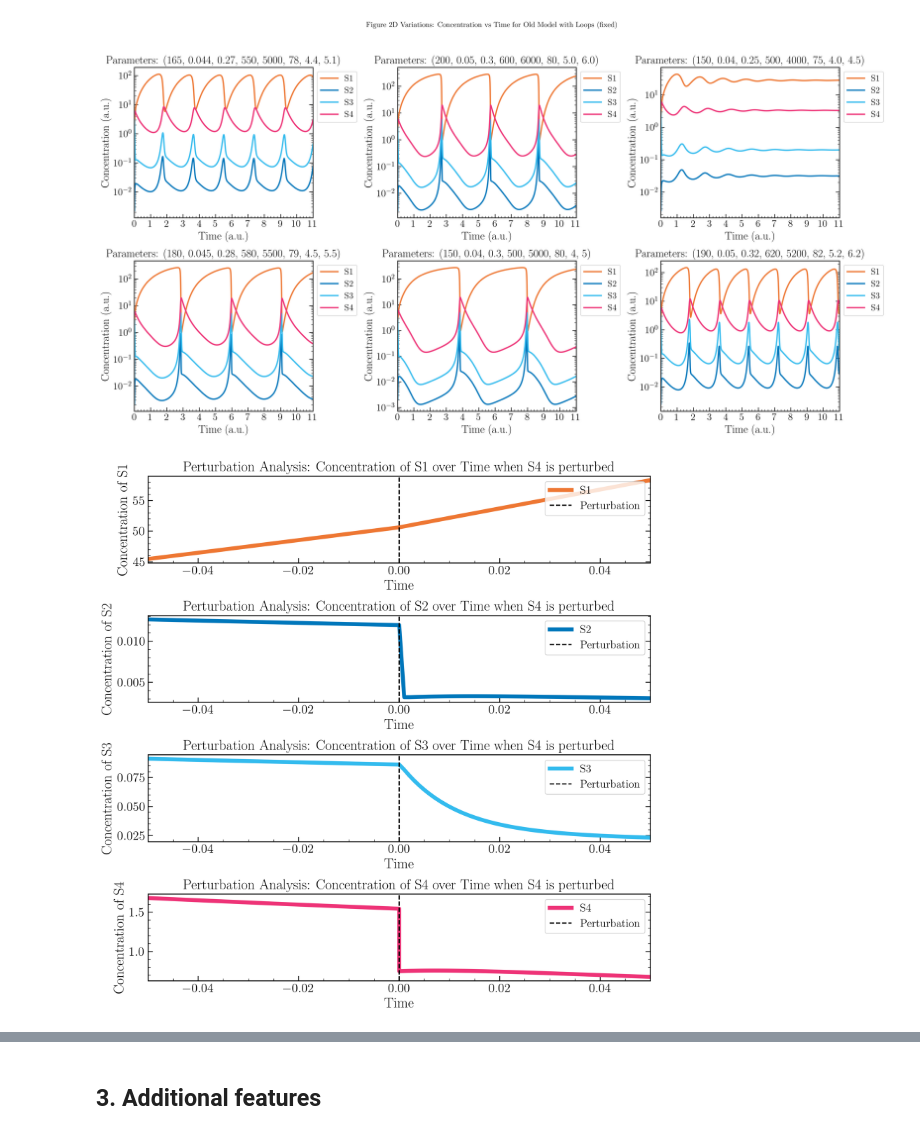
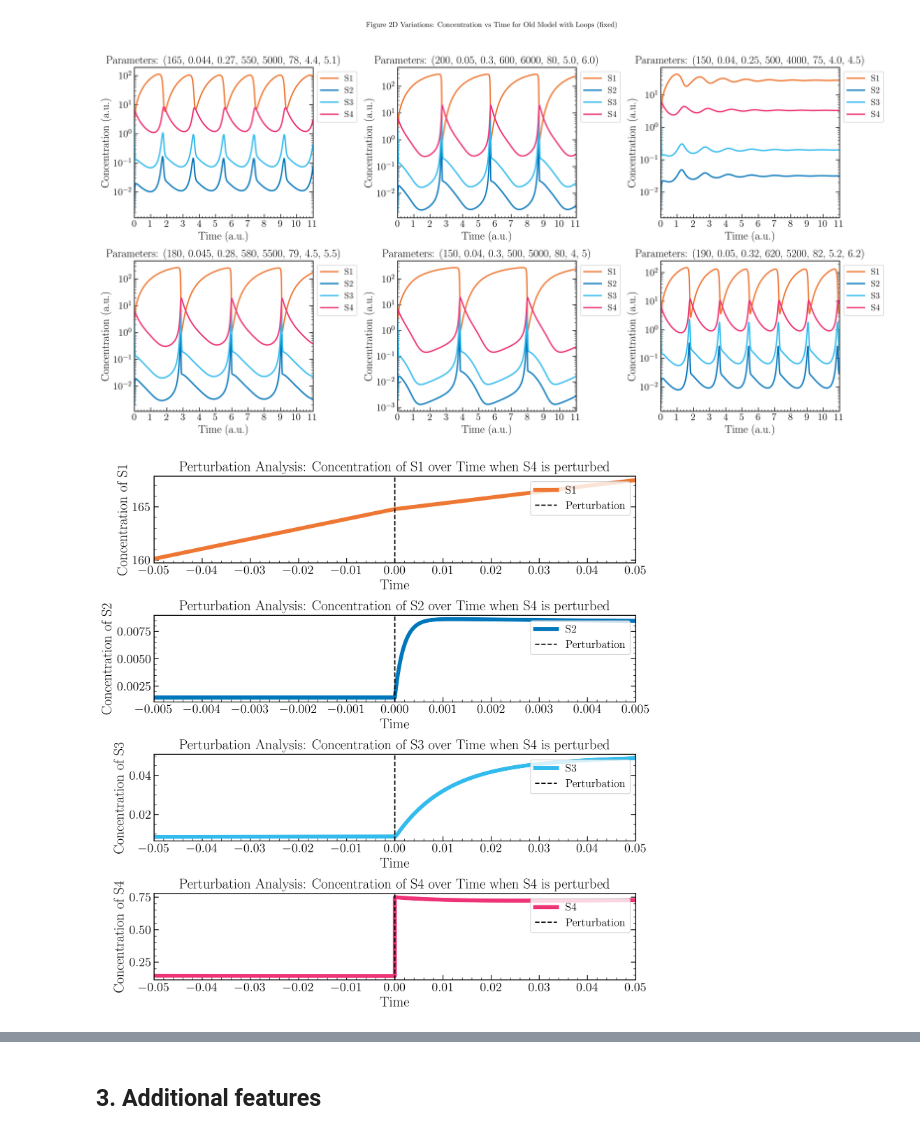
Before and after one commit to DILiS-lab/loopdetect, a Jupyter notebook: examples/model_1_POSm4.ipynb, the cells around one changed output, grey strips where cells are left out. Drawn from its saved outputs; the diff is of its cells as text; code cells hidden in the pictures.

```diff
--- a/examples/model_1_POSm4.ipynb
+++ b/examples/model_1_POSm4.ipynb
@@ -114,7 +114,7 @@ time_points = np.linspace(0, 13, 13001) # delta t = 0.001
 initial_conditions = s_star
 sol = solve_POSm4(initial_conditions, time_points,
                         klin=klin, knonlin=knonlin)
-start_index = int(1.2 / 0.001)
+start_index = int(1.4 / 0.001)
 time_ranges = time_points[start_index:]-time_points[start_index]
 data_ranges = sol[start_index:, :]
 
@@ -172,11 +172,16 @@ plt.show()
 [figure]
 # %%
 # Perturbation at t=8.6
+time_points = np.linspace(0, 13, 1300001) # delta t = 0.00001
+initial_conditions = s_star
+sol = solve_POSm4(initial_conditions, time_points,
+                        klin=klin, knonlin=knonlin)
+
 
 # Parameters (Not yet in supplement data)
-delta_t = 0.001
+delta_t = 0.00001
 perturbation_point = 8.6 # start perturbation at t=8.6 a.u.
-time_index = int(perturbation_point/delta_t) + start_index
+time_index = int(perturbation_point/delta_t) + start_index*100
 initial_cond_POSm4 = sol[time_index, :]
 cap_range = 0.05  # time range to capture before and after perturbation
 sol_1 = sol[time_index - int(cap_range/delta_t):time_index + 1, :]  # from t=8.1 to t=9.1
@@ -196,9 +201,9 @@ axs[0].axvline(x=0.0, color='black', linestyle='--', lw=1.5, label='Perturbation
 axs[0].set_xlabel('Time')
 axs[0].set_ylabel('Concentration of S1')
 axs[0].set_title('Perturbation Analysis: Concentration of S1 over Time when S4 is perturbed')
-axs[0].set_xlim(-cap_range, cap_range)
+axs[0].set_xlim(-0.05, 0.05)
 axs[0].yaxis.set_ticks_position('both')
-# axs[0].set_xticks(np.arange(-cap_range, cap_range + delta_t, delta_t))
+axs[0].set_xticks(np.arange(-0.05, 0.055, 0.01))
 axs[0].legend(loc='upper right')
 # Plot for S2
 time_S2 = np.concatenate((time_points_1, time_points_2))
@@ -209,37 +214,37 @@ axs[1].axvline(x=0.0, color='black', linestyle='--', lw=1.5, label='Perturbation
 axs[1].set_xlabel('Time')
 axs[1].set_ylabel('Concentration of S2')
 axs[1].set_title('Perturbation Analysis: Concentration of S2 over Time when S4 is perturbed')
-axs[1].set_xlim(-cap_range, cap_range)
+axs[1].set_xlim(-cap_range*0.1, cap_range*0.1)
 axs[1].yaxis.set_ticks_position('both')
-# axs[1].set_xticks(np.arange(-cap_range, cap_range + delta_t, delta_t))
+axs[1].set_xticks(np.arange(-0.005, 0.0055, 0.001))
 axs[1].legend(loc='upper right')
 # Plot for S3
 time_S3 = np.concatenate((time_points_1, time_points_2))
 value_S3 = np.concatenate((sol_1[:, 2], sol_2[:, 2]))
 axs[2].plot(time_S3, value_S3, lw=5, color=colors[2], label='S3')
 # Black dashed line at t=0.0
 axs[2].axvline(x=0.0, color='black', linestyle='--', lw=1.5, label='Perturbation')
 axs[2].set_xlabel('Time')
 axs[2].set_ylabel('Concentration of S3')
 axs[2].set_title('Perturbation Analysis: Concentration of S3 over Time when S4 is perturbed')
-axs[2].set_xlim(-cap_range, cap_range)
+axs[2].set_xlim(-0.05, 0.05)
 axs[2].yaxis.set_ticks_position('both')
-# axs[2].set_xticks(np.arange(-cap_range, cap_range + delta_t, delta_t))
+axs[2].set_xticks(np.arange(-0.05, 0.055, 0.01))
 axs[2].legend(loc='upper right')
 # Plot for S4
 time_S4 = np.concatenate((time_points_1, time_points_2))
 value_S4 = np.concatenate((sol_1[:, 3], sol_2[:, 3]))
 axs[3].plot(time_S4, value_S4, lw=5, color=colors[3], label='S4')
 # Black dashed line at t=0.0
 axs[3].axvline(x=0.0, color='black', linestyle='--', lw=1.5, label='Perturbation')
 axs[3].set_xlabel('Time')
 axs[3].set_ylabel('Concentration of S4')
 axs[3].set_title('Perturbation Analysis: Concentration of S4 over Time when S4 is perturbed')
-axs[3].set_xlim(-cap_range, cap_range)
+axs[3].set_xlim(-0.05, 0.05)
 axs[3].yaxis.set_ticks_position('both')
-# axs[3].set_xticks(np.arange(-cap_range, cap_range + delta_t, delta_t))
+axs[3].set_xticks(np.arange(-0.05, 0.055, 0.01))
 axs[3].legend(loc='upper right')
 plt.tight_layout()
 plt.show()
 # %% [output]
-[figure, old version]
+[figure, new version]
```
Also changed, not shown: parts of 2 cells of this notebook, 1 other file.
